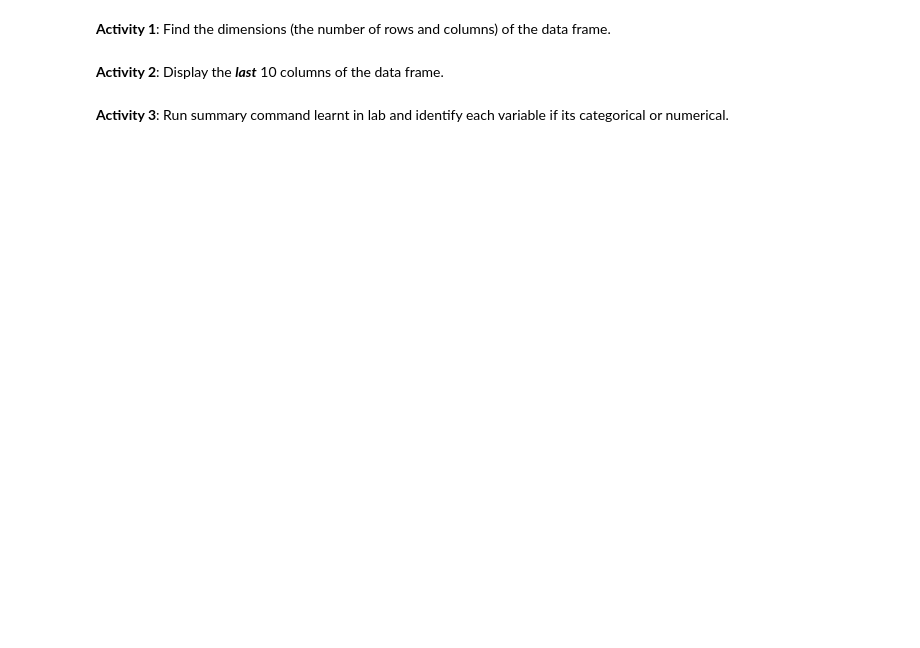
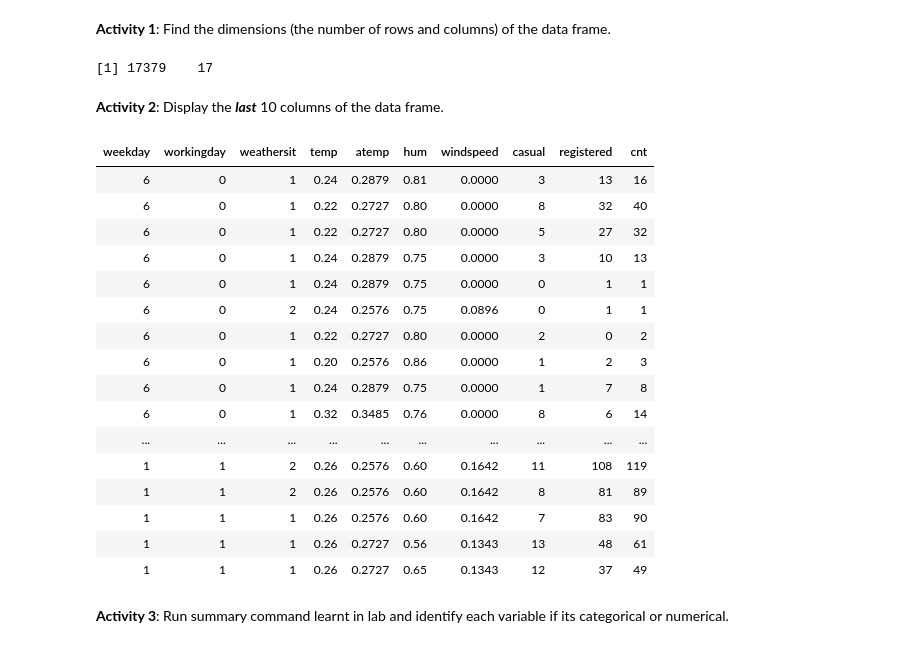
Before and after one commit to cosmos454b/dsa, a Jupyter notebook: modules/module1/exercises/exercises.ipynb, the cells around one changed output. Saved outputs shown, nothing was run; the diff lists cells and outputs as text; code cells hidden in the pictures; blank space fills up the shorter version.

```diff
--- a/modules/module1/exercises/exercises.ipynb
+++ b/modules/module1/exercises/exercises.ipynb
@@ -24,2 +31,6 @@ bikeshare_hour <- read.csv('../../../datasets/bikeshare/hour.csv')
+# %%
+dim(bikeshare_hour)
+# %% [output]
+[1] 17379    17
 # %% [markdown]
 **Activity 2**: Display the ***last*** 10 columns of the data frame.
@@ -28,3 +37,23 @@ bikeshare_hour <- read.csv('../../../datasets/bikeshare/hour.csv')
+# %%
+bikeshare_hour[tail(seq_along(bikeshare_hour),10)]
+# %% [output]
+| weekday | workingday | weathersit | temp | atemp | hum | windspeed | casual | registered | cnt |
+| 6 | 0 | 1 | 0.24 | 0.2879 | 0.81 | 0.0000 | 3 | 13 | 16 |
+| 6 | 0 | 1 | 0.22 | 0.2727 | 0.80 | 0.0000 | 8 | 32 | 40 |
+| 6 | 0 | 1 | 0.22 | 0.2727 | 0.80 | 0.0000 | 5 | 27 | 32 |
+| 6 | 0 | 1 | 0.24 | 0.2879 | 0.75 | 0.0000 | 3 | 10 | 13 |
+| 6 | 0 | 1 | 0.24 | 0.2879 | 0.75 | 0.0000 | 0 | 1 | 1 |
+| 6 | 0 | 2 | 0.24 | 0.2576 | 0.75 | 0.0896 | 0 | 1 | 1 |
+| 6 | 0 | 1 | 0.22 | 0.2727 | 0.80 | 0.0000 | 2 | 0 | 2 |
+| 6 | 0 | 1 | 0.20 | 0.2576 | 0.86 | 0.0000 | 1 | 2 | 3 |
+| 6 | 0 | 1 | 0.24 | 0.2879 | 0.75 | 0.0000 | 1 | 7 | 8 |
+| 6 | 0 | 1 | 0.32 | 0.3485 | 0.76 | 0.0000 | 8 | 6 | 14 |
+| ... | ... | ... | ... | ... | ... | ... | ... | ... | ... |
+| 1 | 1 | 2 | 0.26 | 0.2576 | 0.60 | 0.1642 | 11 | 108 | 119 |
+| 1 | 1 | 2 | 0.26 | 0.2576 | 0.60 | 0.1642 | 8 | 81 | 89 |
+| 1 | 1 | 1 | 0.26 | 0.2576 | 0.60 | 0.1642 | 7 | 83 | 90 |
+| 1 | 1 | 1 | 0.26 | 0.2727 | 0.56 | 0.1343 | 13 | 48 | 61 |
+| 1 | 1 | 1 | 0.26 | 0.2727 | 0.65 | 0.1343 | 12 | 37 | 49 |
 # %% [markdown]
 **Activity 3**: Run summary command learnt in lab and identify each variable if its categorical or numerical.
 # %%
```
Also changed, not shown: parts of 6 cells of this notebook.
